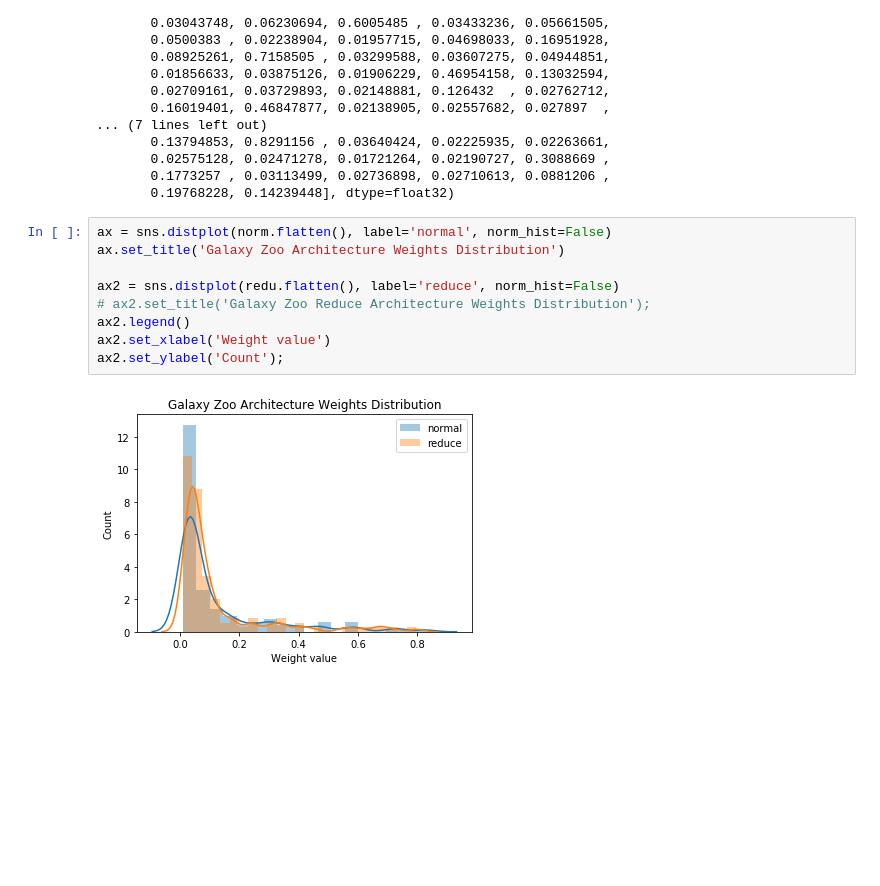
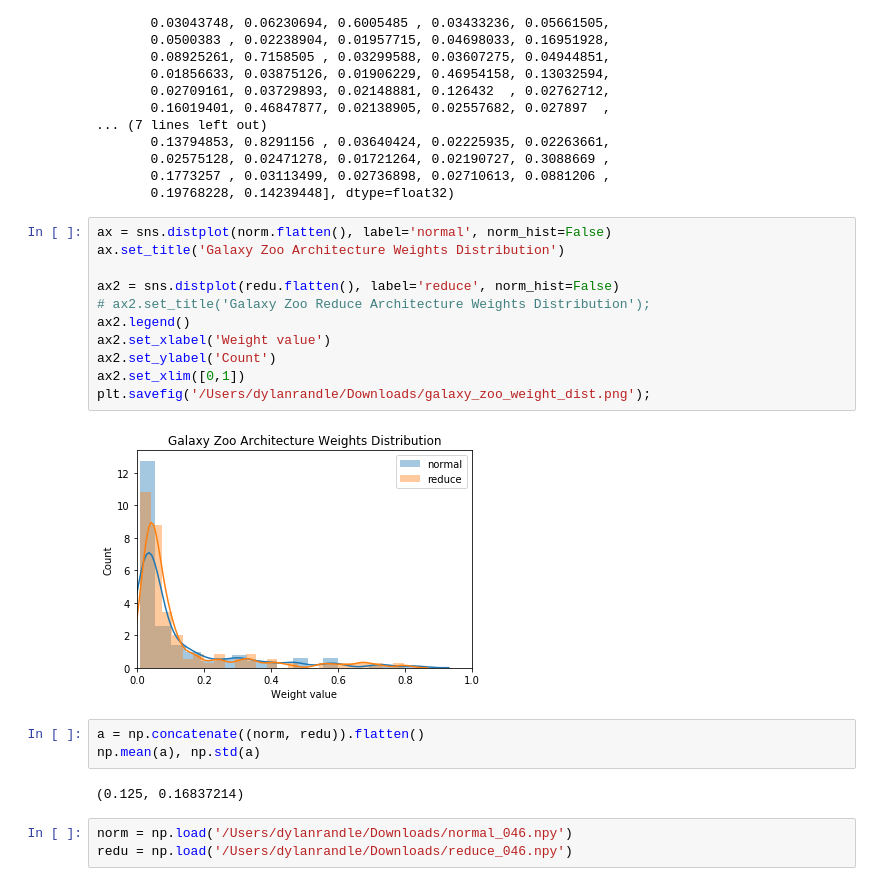
Before and after one commit to capstone2019-neuralsearch/AC297r_2019_NAS, a Jupyter notebook: visualization/arch_weights.ipynb, the cells around one changed output. Cells and saved outputs as stored; diff of their text form; blank space fills up the shorter version.

```diff
--- a/visualization/arch_weights.ipynb
+++ b/visualization/arch_weights.ipynb
@@ -27,11 +28,21 @@ array([0.06062422, 0.31584612, 0.03125867, 0.05619243, 0.23867895,
 # %%
 ax = sns.distplot(norm.flatten(), label='normal', norm_hist=False)
 ax.set_title('Galaxy Zoo Architecture Weights Distribution')
 
 ax2 = sns.distplot(redu.flatten(), label='reduce', norm_hist=False)
 # ax2.set_title('Galaxy Zoo Reduce Architecture Weights Distribution');
 ax2.legend()
 ax2.set_xlabel('Weight value')
-ax2.set_ylabel('Count');
+ax2.set_ylabel('Count')
+ax2.set_xlim([0,1])
+plt.savefig('/Users/dylanrandle/Downloads/galaxy_zoo_weight_dist.png');
 # %% [output]
-[figure, old version]
+[figure, new version]
+# %%
+a = np.concatenate((norm, redu)).flatten()
+np.mean(a), np.std(a)
+# %% [output]
+(0.125, 0.16837214)
+# %%
+norm = np.load('/Users/dylanrandle/Downloads/normal_046.npy')
+redu = np.load('/Users/dylanrandle/Downloads/reduce_046.npy')
```
Also changed, not shown: parts of 6 cells of this notebook, 1 other file.
